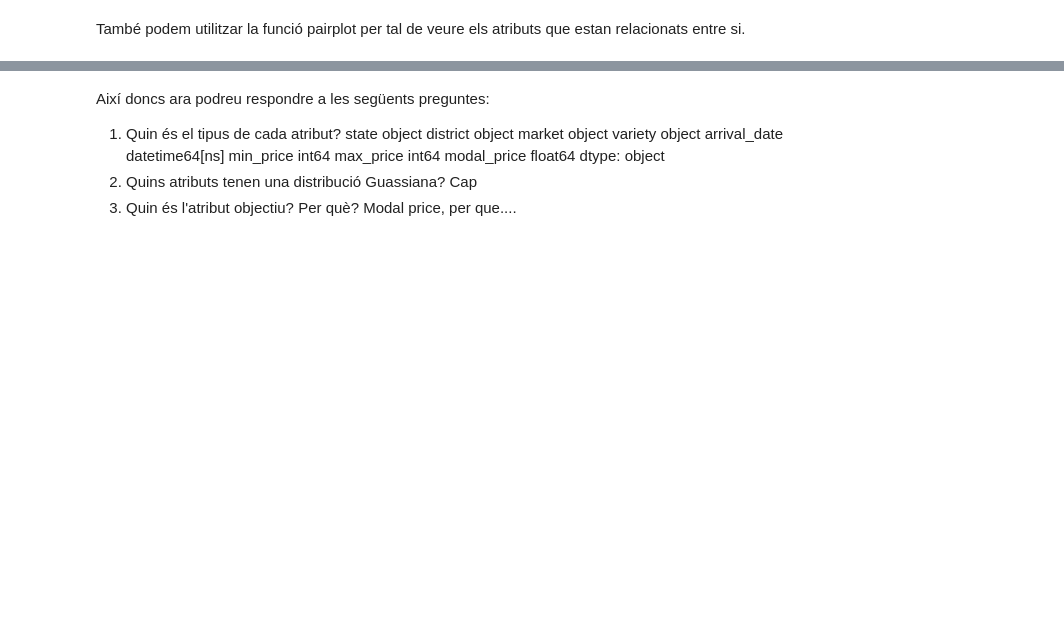
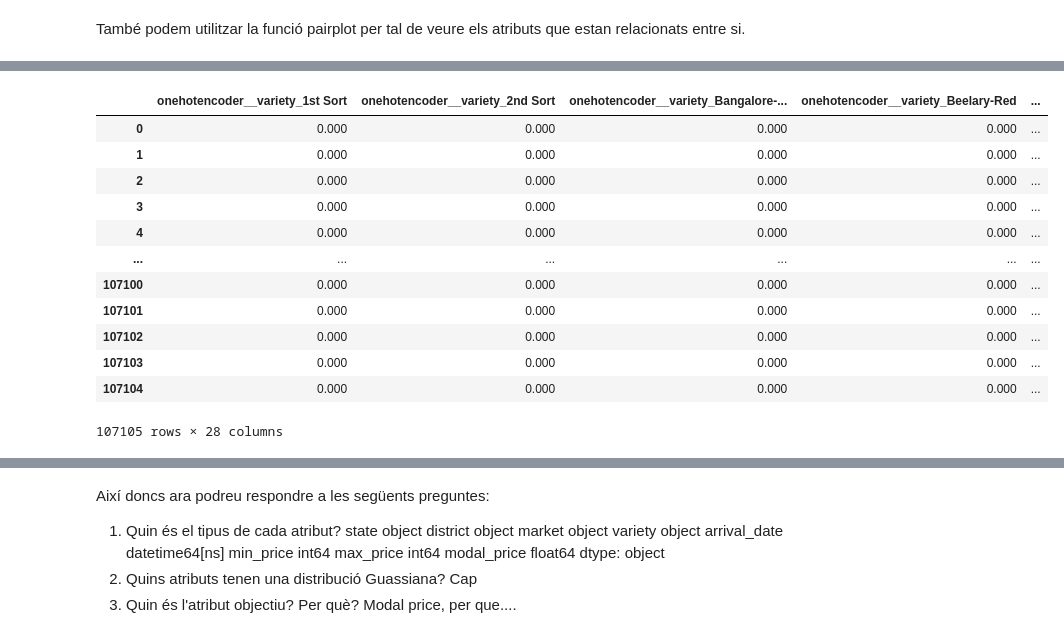
Before and after one commit to jonaprg/Onion-Price-prediction-using-regression, a Jupyter notebook: Practica1-RegressionGPA404.ipynb, the cells around one changed output, grey strips where cells are left out. Drawn from its saved outputs; the diff is of its cells as text; code cells hidden in the pictures; blank space fills up the shorter version.

```diff
--- a/Practica1-RegressionGPA404.ipynb
+++ b/Practica1-RegressionGPA404.ipynb
@@ -173,6 +151,22 @@ from sklearn.compose import make_column_transformer
 transformer = make_column_transformer((OneHotEncoder(sparse=False), ['variety']),remainder='passthrough')
 transformed = transformer.fit_transform(dataset)
 dataset_variety = pd.DataFrame(transformed, columns=transformer.get_feature_names_out())
+# %%
+dataset_variety
+# %% [output]
+|  | onehotencoder__variety_1st Sort | onehotencoder__variety_2nd Sort | onehotencoder__variety_Bangalore-... | onehotencoder__variety_Beelary-Red | ... |
+| 0 | 0.000 | 0.000 | 0.000 | 0.000 | ... |
+| 1 | 0.000 | 0.000 | 0.000 | 0.000 | ... |
+| 2 | 0.000 | 0.000 | 0.000 | 0.000 | ... |
+| 3 | 0.000 | 0.000 | 0.000 | 0.000 | ... |
+| 4 | 0.000 | 0.000 | 0.000 | 0.000 | ... |
+| ... | ... | ... | ... | ... | ... |
+| 107100 | 0.000 | 0.000 | 0.000 | 0.000 | ... |
+| 107101 | 0.000 | 0.000 | 0.000 | 0.000 | ... |
+| 107102 | 0.000 | 0.000 | 0.000 | 0.000 | ... |
+| 107103 | 0.000 | 0.000 | 0.000 | 0.000 | ... |
+| 107104 | 0.000 | 0.000 | 0.000 | 0.000 | ... |
+107105 rows × 28 columns
 # %%
 #Borrem les columnes inecessaries
 del dataset_variety["onehotencoder__variety_1st Sort"]
```
Also changed, not shown: parts of 17 cells of this notebook.
